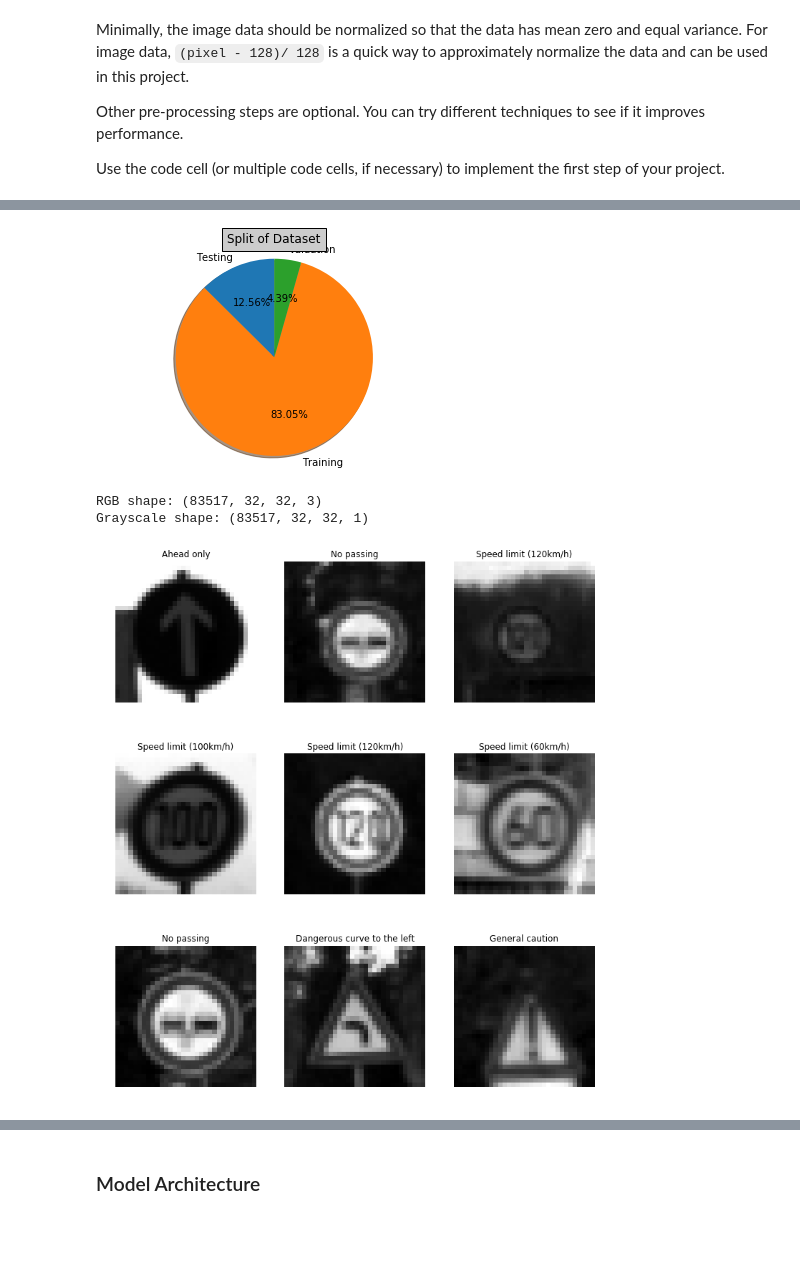
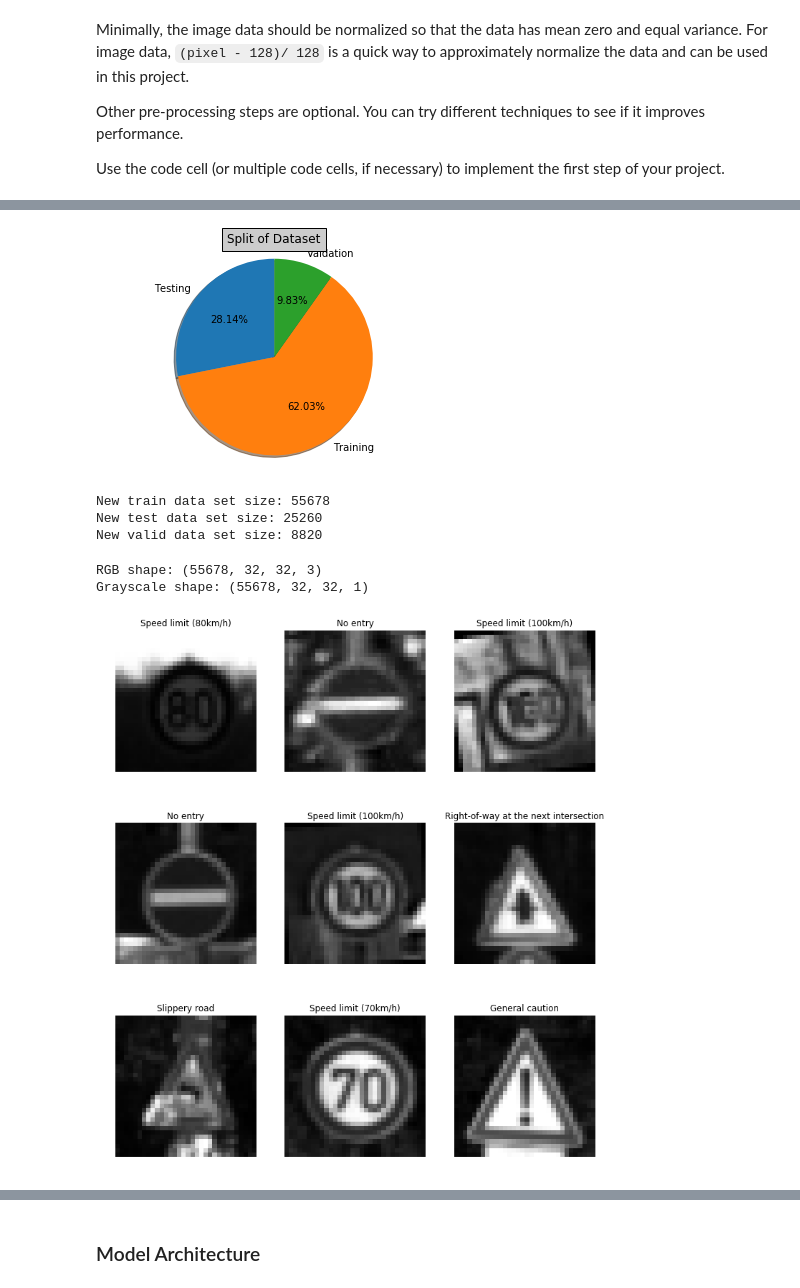
Before and after one commit to mahfuz195/CarND-Traffic-Sign-Classifier-Project, a Jupyter notebook: Traffic_Sign_Classifier.ipynb, the cells around one changed output, grey strips where cells are left out. Drawn from its saved outputs; the diff is of its cells as text; code cells hidden in the pictures; blank space fills up the shorter version.

```diff
--- a/Traffic_Sign_Classifier.ipynb
+++ b/Traffic_Sign_Classifier.ipynb
@@ -266,7 +290,24 @@ y_train = np.concatenate((y_train, more_y_train), axis=0)
+# %%
+more_x_train = np.array(more_x_train_rgb)
+more_y_train = np.array(more_y_train_rgb)
+
+more_x_test = np.array(more_x_test_rgb)
+more_y_test = np.array(more_y_test_rgb)
+
+more_x_valid = np.array(more_x_valid_rgb)
+more_y_valid = np.array(more_y_valid_rgb)
+# %%
+X_train_new = np.concatenate((X_train, more_x_train), axis=0)
+y_train_new = np.concatenate((y_train, more_y_train), axis=0)
+
+X_test_new = np.concatenate((X_test, more_x_test), axis=0)
+y_test_new = np.concatenate((y_test, more_y_test), axis=0)
+
+X_valid_new = np.concatenate((X_valid, more_x_valid), axis=0)
+y_valid_new = np.concatenate((y_valid, more_y_valid), axis=0)
 # %%
-# Pie chart showing the split of data set
 pie_labels = 'Testing', 'Training', 'Vaidation'
-pie_sizes = [X_test.shape[0],X_train.shape[0],X_valid.shape[0]]
+pie_sizes = [X_test_new.shape[0],X_train_new.shape[0],X_valid_new.shape[0]]
 explode = (0, 0, 0)
 
 fig1, ax1 = plt.subplots()
@@ -274,49 +315,47 @@ ax1.pie(pie_sizes, explode=explode, labels=pie_labels, autopct='%1.2f%%',shadow=
 ax1.axis('equal')
 plt.title('Split of Dataset', bbox={'facecolor':'0.8', 'pad':5})
 plt.show()
+
+print ('New train data set size:', X_train_new.shape[0])
+print ('New test data set size:', X_test_new.shape[0])
+print ('New valid data set size:', X_valid_new.shape[0])
 # %% [output]
-[figure, old version]
+[figure, new version]
+New train data set size: 55678
+New test data set size: 25260
+New valid data set size: 8820
 # %%
-# Prepossing.
-#X_train_gray = [cv2.cvtColor(image, cv2.COLOR_BGR2GRAY) for image in X_train]
-#X_validat_gray = [cv2.cvtColor(image, cv2.COLOR_BGR2GRAY) for image in X_validation]
-#X_test_gray = [cv2.cvtColor(image, cv2.COLOR_BGR2GRAY) for image in X_test]
+X_train_rgb = X_train_new
+X_train_gry = np.sum(X_train_rgb/3, axis=3, keepdims=True)
 
-X_train_rgb = X_train
-X_train_gry = np.sum(X_train/3, axis=3, keepdims=True)
+X_test_rgb = X_test_new
+X_test_gry = np.sum(X_test_rgb/3, axis=3, keepdims=True)
 
-X_test_rgb = X_test
-X_test_gry = np.sum(X_test/3, axis=3, keepdims=True)
-
-X_valid_rgb = X_valid
-X_valid_gry = np.sum(X_valid/3, axis=3, keepdims=True)
-
-#print (X_train_gry[0])
+X_valid_rgb = X_valid_new
+X_valid_gry = np.sum(X_valid_rgb/3, axis=3, keepdims=True)
 
 print('RGB shape:', X_train_rgb.shape)
 print('Grayscale shape:', X_train_gry.shape)
 
 # check random images and see if the data set is corrected labeled or not
 def show_images_gry(nrows=3,ncols=3):
-    #fig, axes = plt.subplots(rows, cols, figsize=(18, 18), subplot_kw={'xticks': [], 'yticks': []})
-    #fig.subplots_adjust(hspace=1, wspace=0.5)
     fig, axs = plt.subplots(ncols=ncols, nrows=nrows, figsize=(12, 14))
     axs = axs.ravel()
     #print (rows,cols)
     for i in range(nrows):
         for j in range(ncols):
             idx = j + i * nrows
             index =  random.randint(0, len(X_train_gry))
             axs[idx].imshow(X_train_gry[index].squeeze(), plt.gray())
             axs[idx].set_axis_off()
-            axs[idx].set_title(tag_name[1][y_train[index]+1])
+            axs[idx].set_title(tag_name[1][y_train_new[index]+1])
     plt.show()
 
 show_images_gry(3,3)
 # %% [output]
-RGB shape: (83517, 32, 32, 3)
-Grayscale shape: (83517, 32, 32, 1)
+RGB shape: (55678, 32, 32, 3)
+Grayscale shape: (55678, 32, 32, 1)
-[figure, old version]
+[figure, new version]
 # %%
 X_train = X_train_gry
 X_valid = X_valid_gry
```
Also changed, not shown: parts of 21 cells of this notebook, 4 other files.
